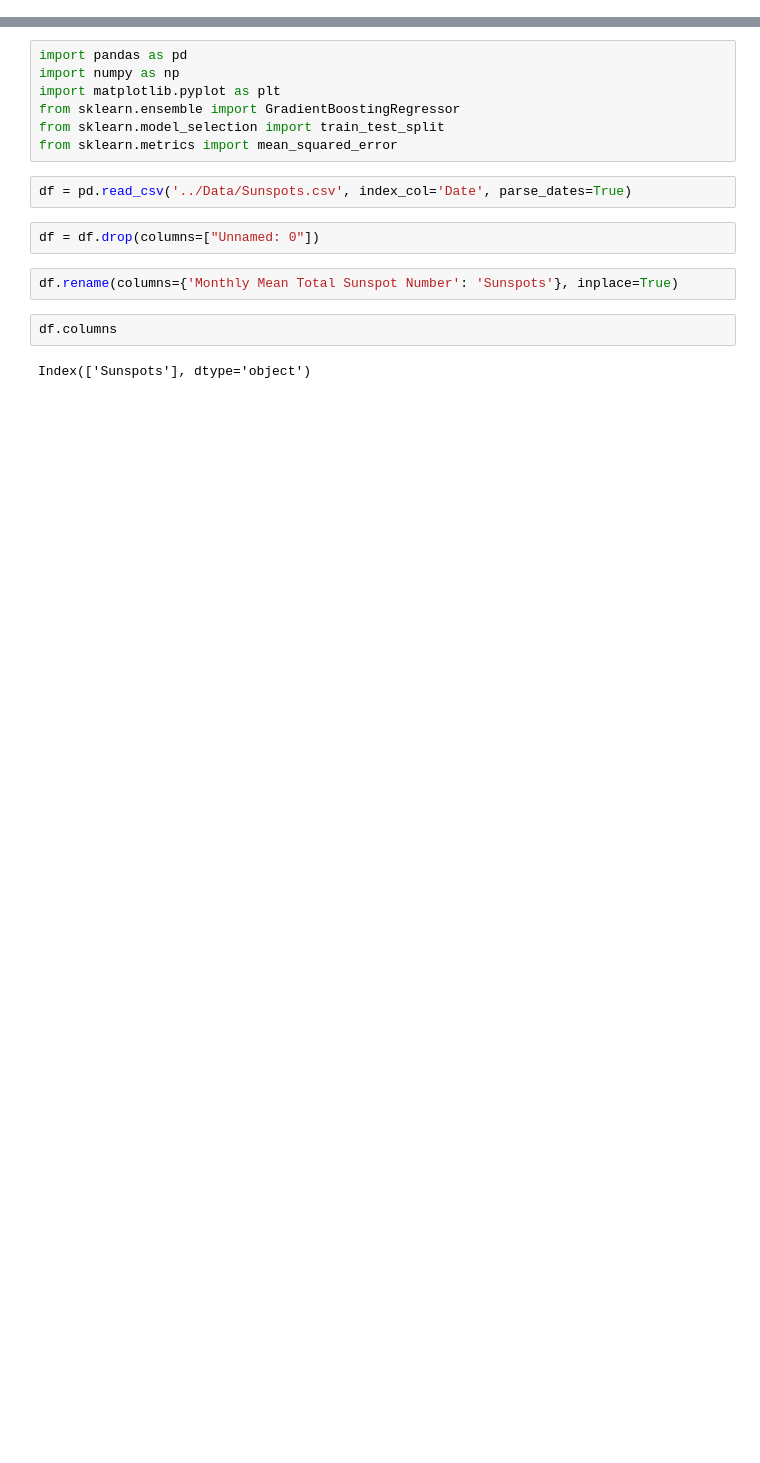
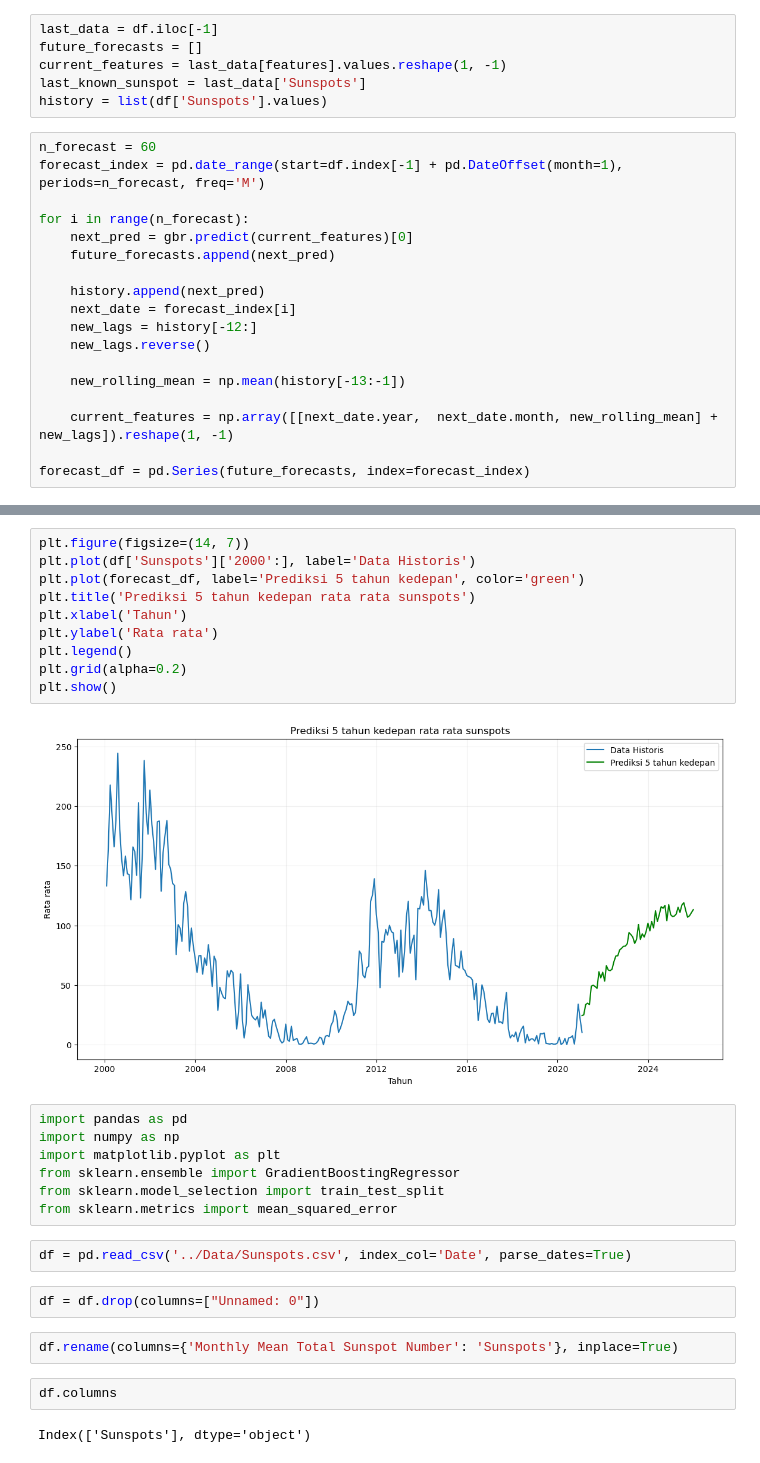
Before and after one commit to gedetanok/kelasbagus3-deep-understanding-of-machine-learning, a Jupyter notebook: Week 4/forecasting.ipynb, the cells around one changed output, grey strips where cells are left out. Cells and saved outputs as stored; diff of their text form; blank space fills up the shorter version.

```diff
--- a/Week 4/forecasting.ipynb
+++ b/Week 4/forecasting.ipynb
@@ -0,0 +191,24 @@
+# %%
+last_data = df.iloc[-1]
+future_forecasts = []
+current_features = last_data[features].values.reshape(1, -1)
+last_known_sunspot = last_data['Sunspots']
+history = list(df['Sunspots'].values)
+# %%
+n_forecast = 60
+forecast_index = pd.date_range(start=df.index[-1] + pd.DateOffset(month=1), periods=n_forecast, freq='M')
+
+for i in range(n_forecast):
+    next_pred = gbr.predict(current_features)[0]
+    future_forecasts.append(next_pred)
+
+    history.append(next_pred)
+    next_date = forecast_index[i]
+    new_lags = history[-12:]
+    new_lags.reverse()
+
+    new_rolling_mean = np.mean(history[-13:-1])
+
+    current_features = np.array([[next_date.year,  next_date.month, new_rolling_mean] + new_lags]).reshape(1, -1)
+
+forecast_df = pd.Series(future_forecasts, index=forecast_index)
@@ -1,3 +235,15 @@
+# %%
+plt.figure(figsize=(14, 7))
+plt.plot(df['Sunspots']['2000':], label='Data Historis')
+plt.plot(forecast_df, label='Prediksi 5 tahun kedepan', color='green')
+plt.title('Prediksi 5 tahun kedepan rata rata sunspots')
+plt.xlabel('Tahun')
+plt.ylabel('Rata rata')
+plt.legend()
+plt.grid(alpha=0.2)
+plt.show()
+# %% [output]
+[figure, added]
 # %%
 import pandas as pd
 import numpy as np
```
Also changed, not shown: parts of 28 cells of this notebook, 3 other files.
